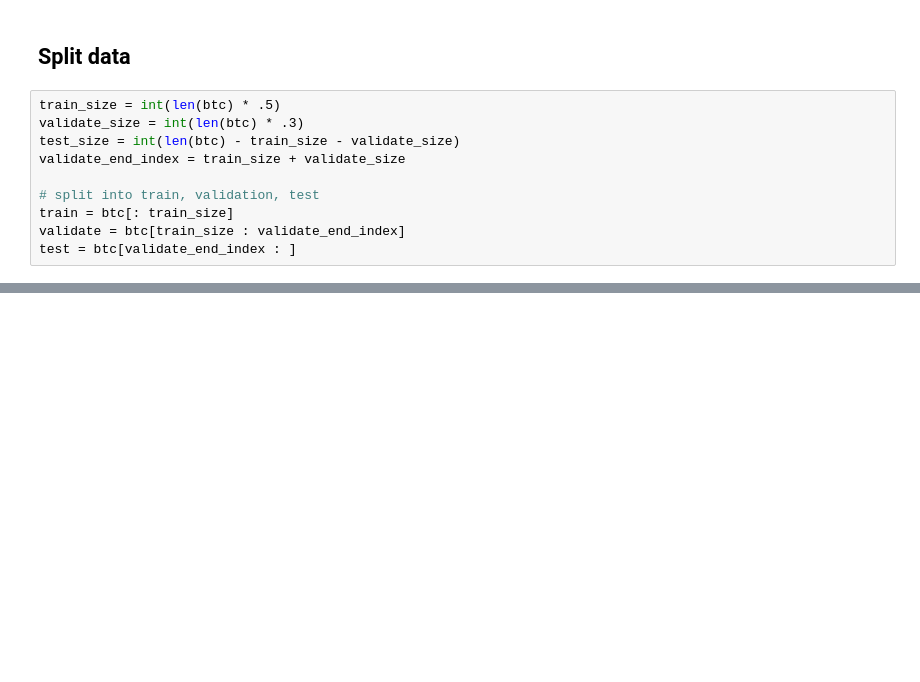
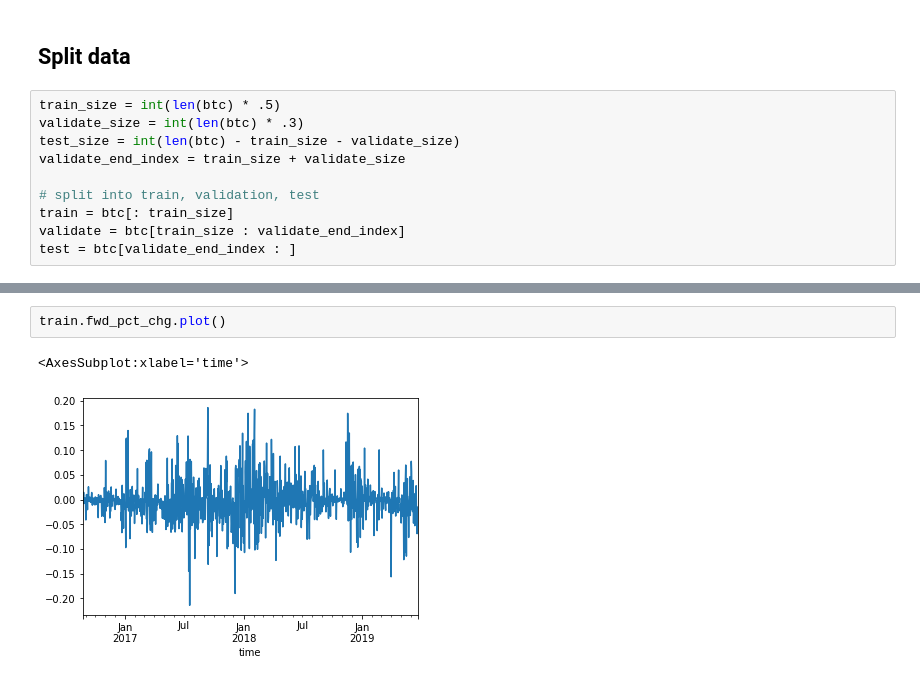
Before and after one commit to jesse-d-marder/personal-codeup-project, a Jupyter notebook: explore.ipynb, the cells around one changed output, grey strips where cells are left out. Cells and saved outputs as stored; diff of their text form; blank space fills up the shorter version.

```diff
--- a/explore.ipynb
+++ b/explore.ipynb
@@ -178,0 +161,5 @@ dtype: float64
+# %%
+train.fwd_pct_chg.plot()
+# %% [output]
+<AxesSubplot:xlabel='time'>
+[figure, added]
```
Also changed, not shown: parts of 18 cells of this notebook, 1 other file.
